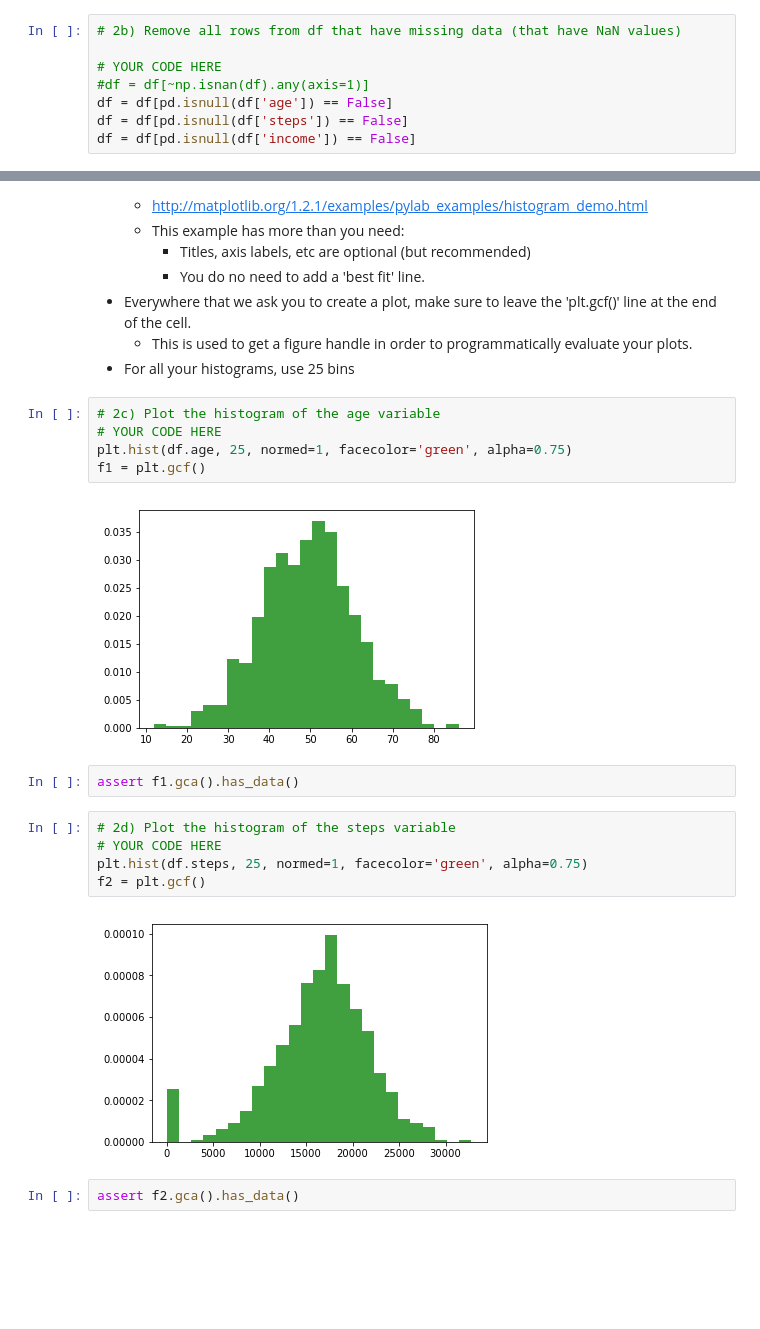
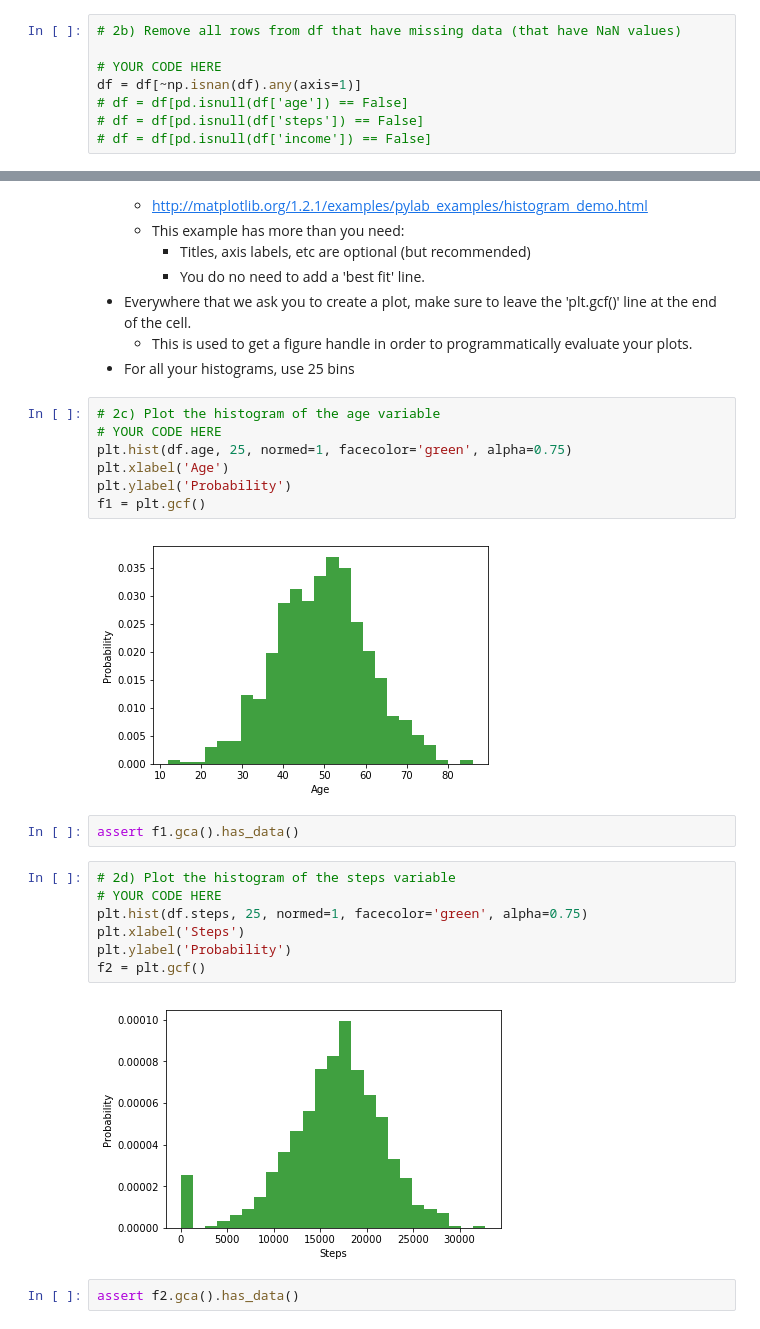
Before and after one commit to Atl043/COGS108_Repo, a Jupyter notebook: Assignments/A2/A2_A12818225.ipynb, the cells around one changed output, grey strips where cells are left out. Drawn from its saved outputs; the diff is of its cells as text; blank space fills up the shorter version.

```diff
--- a/Assignments/A2/A2_A12818225.ipynb
+++ b/Assignments/A2/A2_A12818225.ipynb
@@ -68,10 +68,10 @@ assert(n_nan)
 # 2b) Remove all rows from df that have missing data (that have NaN values)
 
 # YOUR CODE HERE
-#df = df[~np.isnan(df).any(axis=1)]
-df = df[pd.isnull(df['age']) == False]
-df = df[pd.isnull(df['steps']) == False]
-df = df[pd.isnull(df['income']) == False]
+df = df[~np.isnan(df).any(axis=1)]
+# df = df[pd.isnull(df['age']) == False]
+# df = df[pd.isnull(df['steps']) == False]
+# df = df[pd.isnull(df['income']) == False]
 # %%
 assert(sum(np.isnan(df['income'])) == 0)
 # %% [markdown]
@@ -89,18 +89,22 @@ assert(sum(np.isnan(df['income'])) == 0)
 # 2c) Plot the histogram of the age variable
 # YOUR CODE HERE
 plt.hist(df.age, 25, normed=1, facecolor='green', alpha=0.75)
+plt.xlabel('Age')
+plt.ylabel('Probability')
 f1 = plt.gcf()
 # %% [output]
-[figure, old version]
+[figure, new version]
 # %%
 assert f1.gca().has_data()
 # %%
 # 2d) Plot the histogram of the steps variable
 # YOUR CODE HERE
 plt.hist(df.steps, 25, normed=1, facecolor='green', alpha=0.75)
+plt.xlabel('Steps')
+plt.ylabel('Probability')
 f2 = plt.gcf()
 # %% [output]
-[figure, old version]
+[figure, new version]
 # %%
 assert f2.gca().has_data()
 # %% [markdown]
```
Also changed, not shown: parts of 6 cells of this notebook.
